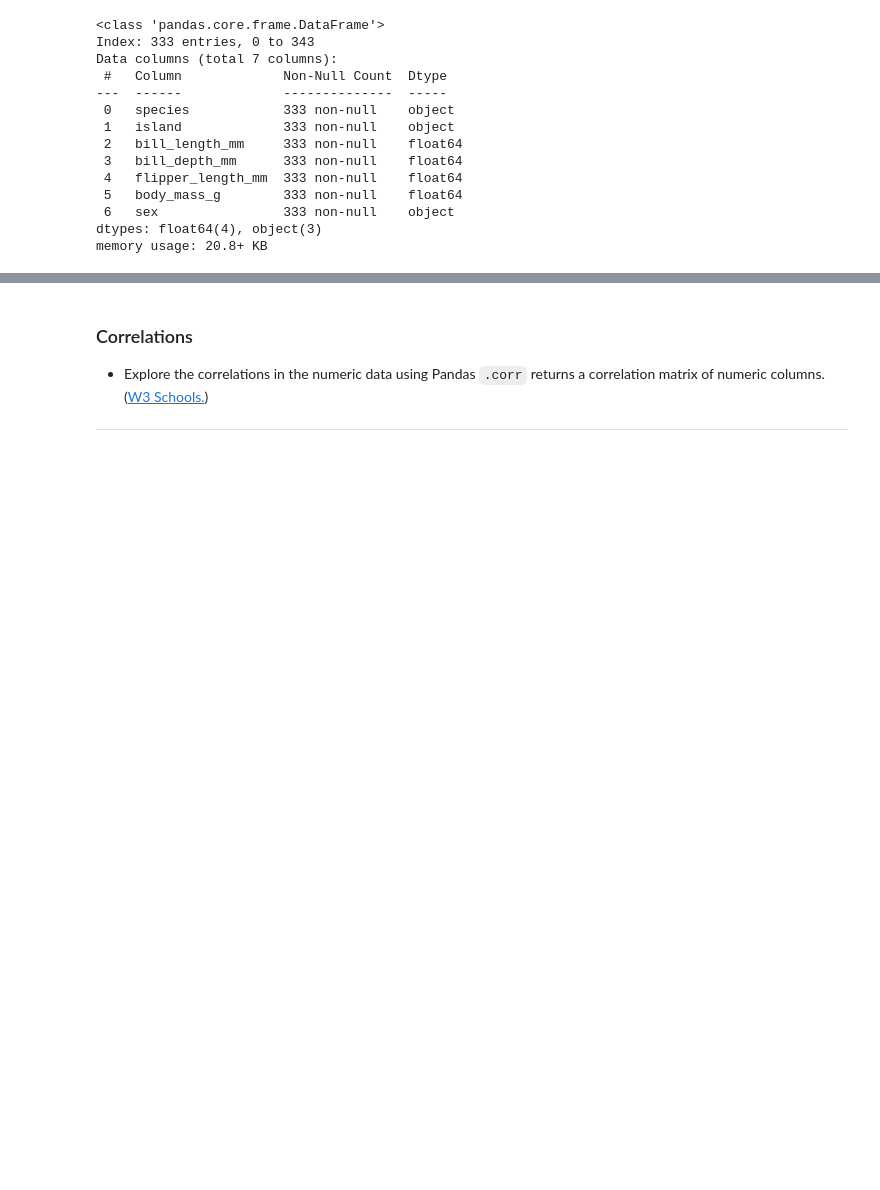
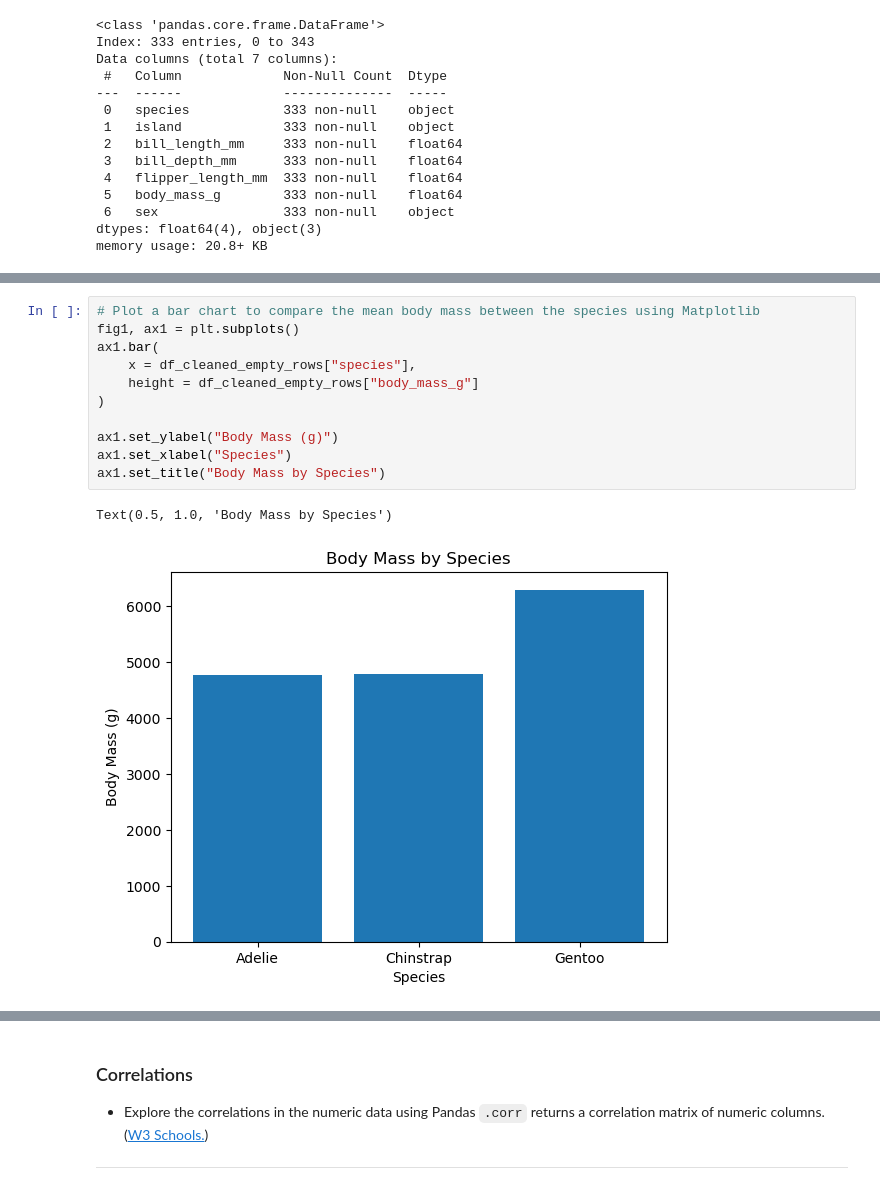
Before and after one commit to a-o-connor/palmerpenguins_data_analytics, a Jupyter notebook: palmerpenguinsanalysis.ipynb, the cells around one changed output, grey strips where cells are left out. Drawn from its saved outputs; the diff is of its cells as text; blank space fills up the shorter version.

```diff
--- a/palmerpenguinsanalysis.ipynb
+++ b/palmerpenguinsanalysis.ipynb
@@ -143,3 +147,17 @@ df_cleaned_empty_rows["body_mass_g"].plot(kind="hist", edgecolor = "black", xlab
 # %% [output]
 <Axes: xlabel='Body Mass', ylabel='Frequency'>
 [figure]
+# %%
+# Plot a bar chart to compare the mean body mass between the species using Matplotlib
+fig1, ax1 = plt.subplots()
+ax1.bar(
+    x = df_cleaned_empty_rows["species"],
+    height = df_cleaned_empty_rows["body_mass_g"]
+)
+
+ax1.set_ylabel("Body Mass (g)")
+ax1.set_xlabel("Species")
+ax1.set_title("Body Mass by Species")
+# %% [output]
+Text(0.5, 1.0, 'Body Mass by Species')
+[figure, added]
```
Also changed, not shown: parts of 18 cells of this notebook.
